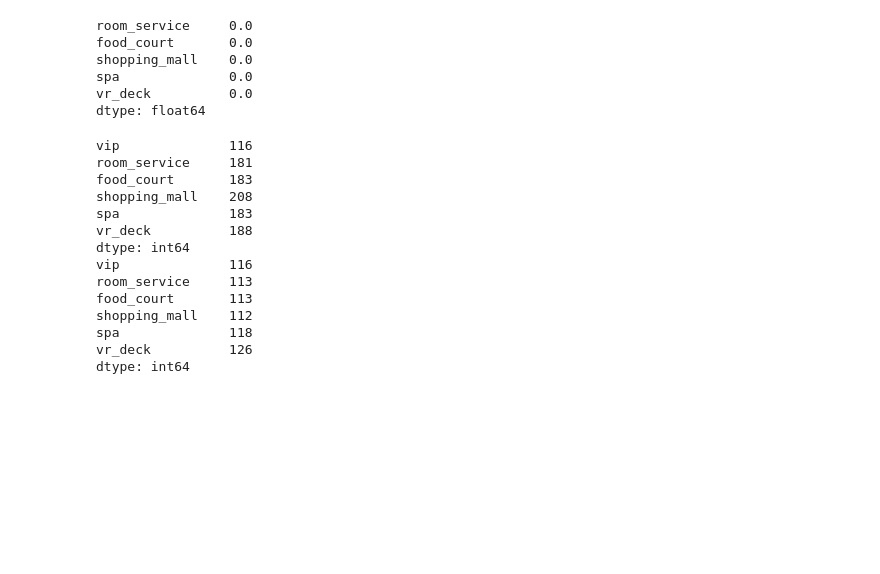
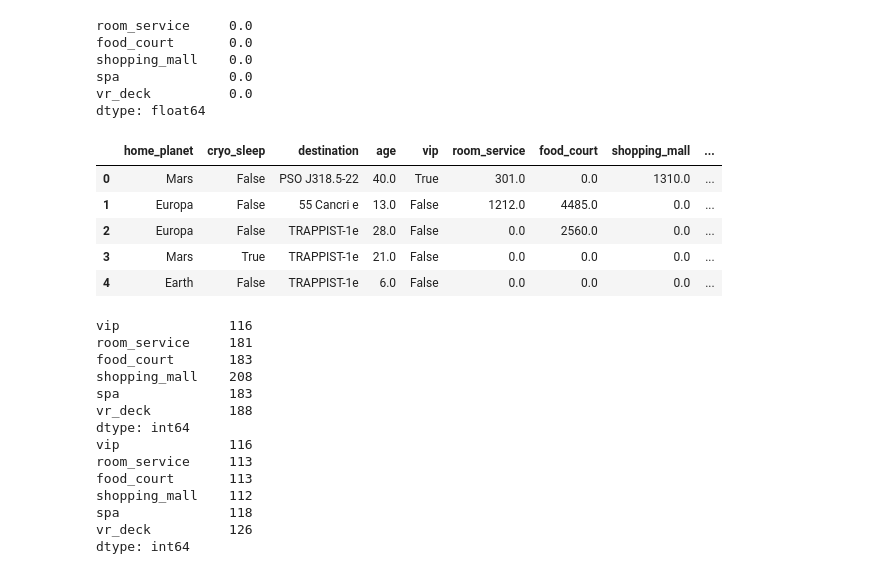
Before and after one commit to DaniilTsalik/Detecting_fraud, a Jupyter notebook: Untitled.ipynb, the cells around one changed output. Drawn from its saved outputs; the diff is of its cells as text; code cells hidden in the pictures; blank space fills up the shorter version.

Commit message:
cryo sleep = true

```diff
--- a/Untitled.ipynb
+++ b/Untitled.ipynb
@@ -380,6 +380,15 @@ def room_service_fit(row):
         row['room_service'] = row['food_court'] = row['shopping_mall'] = row['spa'] = row['vr_deck'] = 0
         row['vip'] == False
     return row
+# %%
+all_data.head()
+# %% [output]
+|  | home_planet | cryo_sleep | destination | age | vip | room_service | food_court | shopping_mall | ... |
+| 0 | Mars | False | PSO J318.5-22 | 40.0 | True | 301.0 | 0.0 | 1310.0 | ... |
+| 1 | Europa | False | 55 Cancri e | 13.0 | False | 1212.0 | 4485.0 | 0.0 | ... |
+| 2 | Europa | False | TRAPPIST-1e | 28.0 | False | 0.0 | 2560.0 | 0.0 | ... |
+| 3 | Mars | True | TRAPPIST-1e | 21.0 | False | 0.0 | 0.0 | 0.0 | ... |
+| 4 | Earth | False | TRAPPIST-1e | 6.0 | False | 0.0 | 0.0 | 0.0 | ... |
 # %%
 print(all_data[['vip', 'room_service', 'food_court', 'shopping_mall', 'spa', 'vr_deck']].isna().sum())
 all_data = all_data.apply(room_service_fit, axis=1)
```
Also changed, not shown: parts of 16 cells of this notebook.
